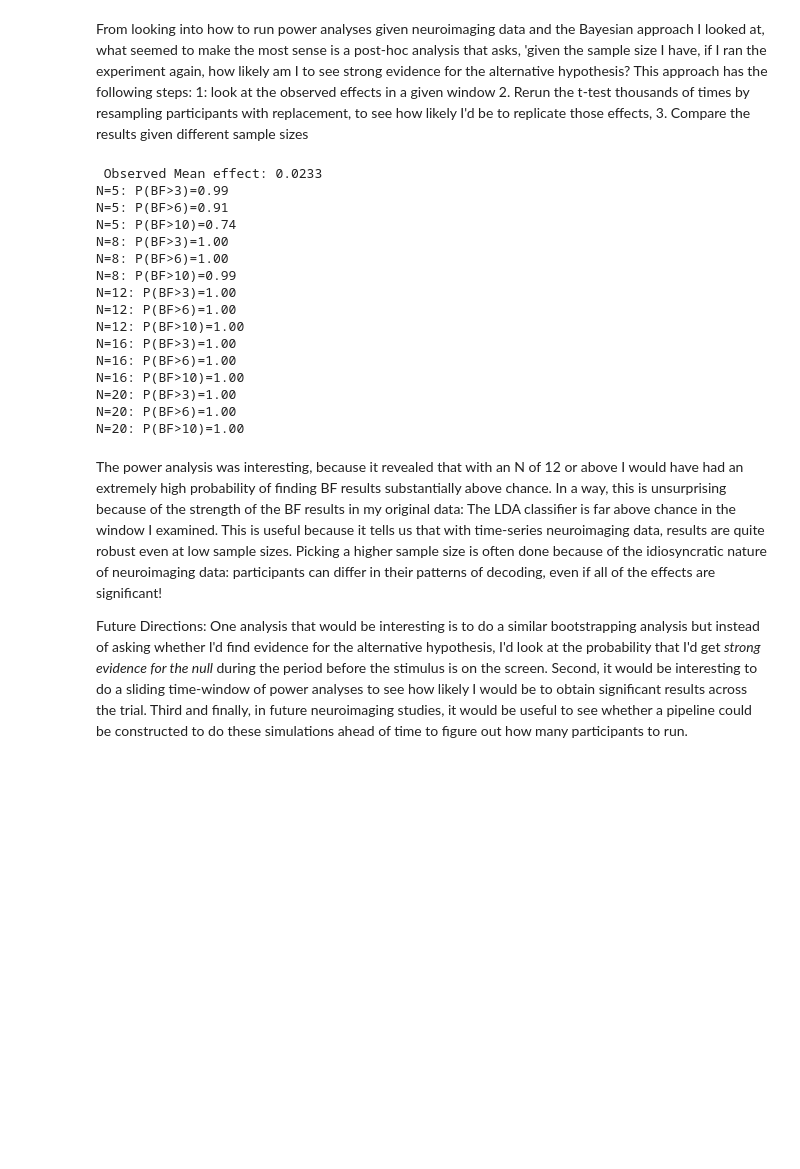
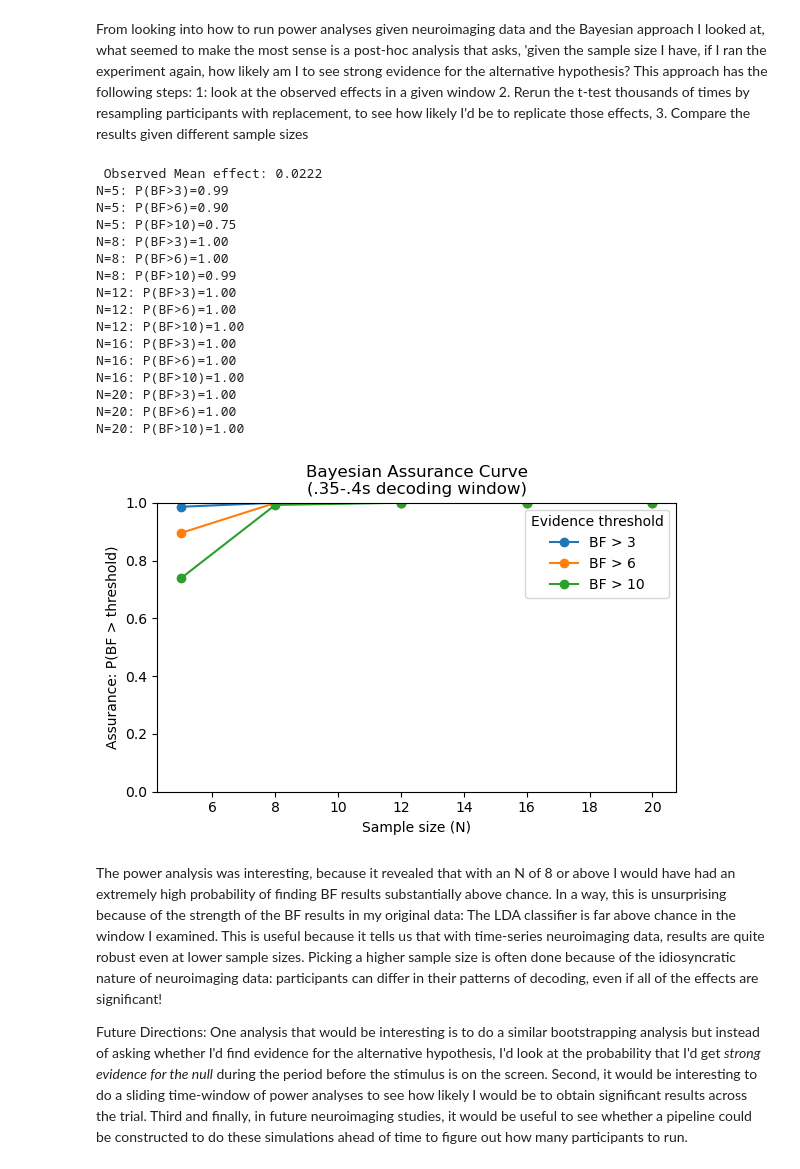
Before and after one commit to sebmonte/Stats-503-Final-Project, a Jupyter notebook: Final-Project/scripts/Part1-Decoding.ipynb, the cells around one changed output. Saved outputs shown, nothing was run; the diff lists cells and outputs as text; code cells hidden in the pictures; blank space fills up the shorter version.

```diff
--- a/Final-Project/scripts/Part1-Decoding.ipynb
+++ b/Final-Project/scripts/Part1-Decoding.ipynb
@@ -363,8 +363,8 @@ import pandas as pd
 ###For this test, because I have many effects at every timepoint, I pick a specific widow to run the test on###
 
 # Time window
-assurance_tmin = 0.15   # seconds
-assurance_tmax = 0.25   # seconds
+assurance_tmin = 0.35   # seconds
+assurance_tmax = 0.4   # seconds
 
 # BF thresholds
 bf_thresholds = [3, 6, 10] #weak evidence, moderate evidence, strong evidence
@@ -426,10 +426,10 @@ for n in [5, 8, 12, 16, 20]:
     print(f"N={n}: P(BF>6)={np.mean(bf_boot>6):.2f}")
     print(f"N={n}: P(BF>10)={np.mean(bf_boot>10):.2f}")
 # %% [output]
- Observed Mean effect: 0.0233
+ Observed Mean effect: 0.0222
 N=5: P(BF>3)=0.99
-N=5: P(BF>6)=0.91
-N=5: P(BF>10)=0.74
+N=5: P(BF>6)=0.90
+N=5: P(BF>10)=0.75
 N=8: P(BF>3)=1.00
 N=8: P(BF>6)=1.00
 N=8: P(BF>10)=0.99
@@ -442,8 +442,35 @@ N=16: P(BF>10)=1.00
 N=20: P(BF>3)=1.00
 N=20: P(BF>6)=1.00
 N=20: P(BF>10)=1.00
+# %%
+#Now we plot the Bayesian equivalent of a power curve, which is called a Bayesian assurance curve
+import matplotlib.pyplot as plt
+
+Ns = [5, 8, 12, 16, 20]
+results = {thr: [] for thr in bf_thresholds}
+
+for n in Ns:
+    bf_boot = bootstrap_bf_assurance(effects, n_subj=n)
+
+    for thr in bf_thresholds:
+        results[thr].append(np.mean(bf_boot > thr))
+
+# Plot
+plt.figure(figsize=(6,4))
+for thr in bf_thresholds:
+    plt.plot(Ns, results[thr], marker='o', label=f'BF > {thr}')
+
+plt.xlabel('Sample size (N)')
+plt.ylabel('Assurance: P(BF > threshold)')
+plt.ylim(0,1)
+plt.legend(title='Evidence threshold')
+plt.title('Bayesian Assurance Curve\n(.35-.4s decoding window)')
+plt.tight_layout()
+plt.show()
+# %% [output]
+[figure, added]
 # %% [markdown]
-The power analysis was interesting, because it revealed that with an N of 12 or above I would have had an extremely high probability of finding BF results substantially above chance. In a way, this is unsurprising because of the strength of the BF results in my original data: The LDA classifier is far above chance in the window I examined. This is useful because it tells us that with time-series neuroimaging data, results are quite robust even at low sample sizes. Picking a higher sample size is often done because of the idiosyncratic nature of neuroimaging data: participants can differ in their patterns of decoding, even if all of the effects are significant!
+The power analysis was interesting, because it revealed that with an N of 8 or above I would have had an extremely high probability of finding BF results substantially above chance. In a way, this is unsurprising because of the strength of the BF results in my original data: The LDA classifier is far above chance in the window I examined. This is useful because it tells us that with time-series neuroimaging data, results are quite robust even at lower sample sizes. Picking a higher sample size is often done because of the idiosyncratic nature of neuroimaging data: participants can differ in their patterns of decoding, even if all of the effects are significant!
 
 
 Future Directions: One analysis that would be interesting is to do a similar bootstrapping analysis but instead of asking whether I'd find evidence for the alternative hypothesis, I'd look at the probability that I'd get *strong evidence for the null* during the period before the stimulus is on the screen. Second, it would be interesting to do a sliding time-window of power analyses to see how likely I would be to obtain significant results across the trial. Third and finally, in future neuroimaging studies, it would be useful to see whether a pipeline could be constructed to do these simulations ahead of time to figure out how many participants to run.
```
